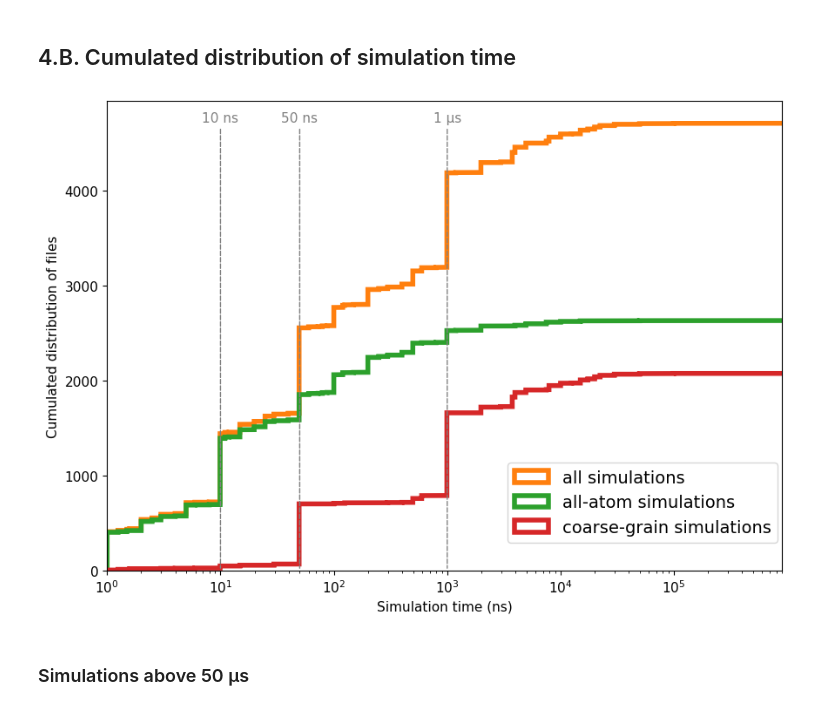
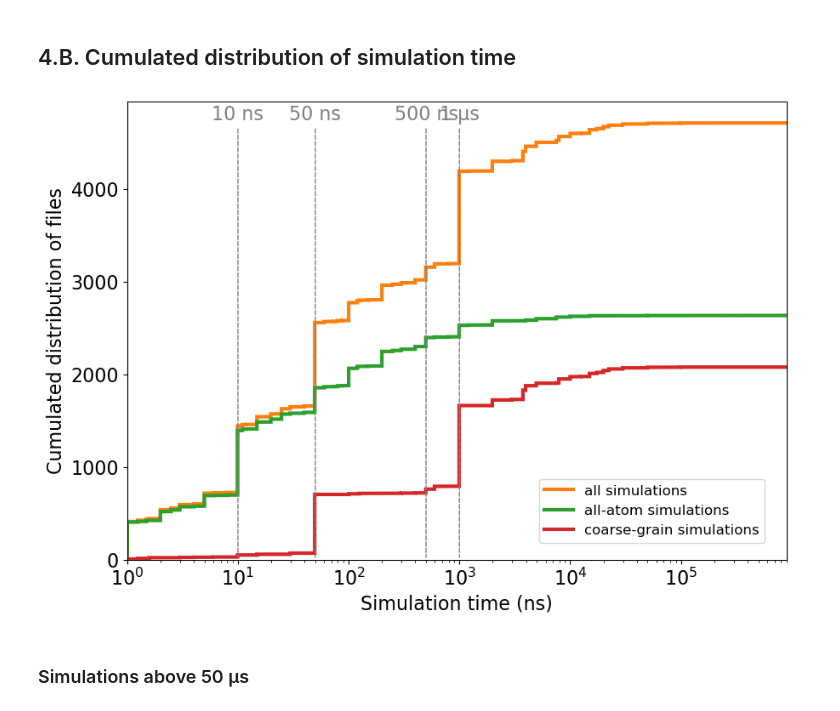
Before and after one commit to MDverse/mdda, a Jupyter notebook: notebooks/paper_figures.ipynb, the cells around one changed output. Saved outputs shown, nothing was run; the diff lists cells and outputs as text; code cells hidden in the pictures.

```diff
--- a/notebooks/paper_figures.ipynb
+++ b/notebooks/paper_figures.ipynb
@@ -376,9 +383,10 @@ df_upset = pd.pivot_table(
 )
 # Convert pivot dataframe to Pandas Series with multi-index
 sr_upset = pd.Series(index=df_upset.index, data=df_upset.values.flatten(), name="value")
-plt.rcParams.update({"font.size": 11})
+plt.rcParams.update({"font.size": 12})
 fig = plt.figure(figsize=(14, 8))
 UPplot(sr_upset, fig=fig, show_counts=True, element_size=None, sort_by="cardinality")
-plt.savefig("fig/gromacs_system_composition.png", dpi=300, bbox_inches="tight")
-plt.savefig("fig/gromacs_system_composition.svg", bbox_inches="tight")
+filename = "fig/gromacs_system_composition"
+plt.savefig(f"{filename}.png", dpi=300, bbox_inches="tight")
+plt.savefig(f"{filename}.svg", bbox_inches="tight")
 # %% [output]
@@ -497,6 +505,8 @@ Dataset [figshare/2267512](https://figshare.com/articles/dataset/Growth_and_Char
 # %% [markdown]
 ## 4.B. Cumulated distribution of simulation time
 # %%
+from matplotlib.lines import Line2D
+
 def plot_simulation_time_distribution(df):
     # dt is in ps
     # https://manual.gromacs.org/documentation/current/user-guide/mdp-options.html#mdp-dt
@@ -506,49 +516,59 @@ def plot_simulation_time_distribution(df):
 
     logbins = np.geomspace(df["time"].min()+1, df["time"].max(), 1_000)
 
+    plt.rcParams.update({"font.size": 16})
     fig, ax = plt.subplots(figsize=(10,7))
     values, bins, _ = ax.hist(
         df["time"],
         bins=logbins,
-        color="tab:orange", linewidth=4,
+        color="tab:orange", linewidth=3,
         histtype="step", cumulative=True,
         label = "all simulations"
     )
     values, bins, _ = ax.hist(
-        df[ df["dt"] <= 0.01]["time"],
+        df[ df["dt"] <= 0.01 ]["time"],
         bins=logbins,
-        color="tab:green", linewidth=4,
+        color="tab:green", linewidth=3,
         histtype="step", cumulative=True,
         label = "all-atom simulations"
     )
     values, bins, _ = ax.hist(
-        df[ df["dt"] > 0.01]["time"],
+        df[ df["dt"] > 0.01 ]["time"],
         bins=logbins,
-        color="tab:red", linewidth=4,
+        color="tab:red", linewidth=3,
         histtype="step", cumulative=True,
         label = "coarse-grain simulations"
     )
     ax.set_xlabel("Simulation time (ns)")
     ax.set_ylabel("Cumulated distribution of files")
     #ax.set_yticks(np.arange(0, 1.1, 0.2), [f"{value:.0f}" for value in np.arange(0, 1.1, 0.2)*100])
     ax.set_xscale("log")
     ax.set_xlim(1, df["time"].max() - df["time"].max() * 0.1)
     ax.annotate("10 ns", xy=(10, 0), xytext=(10, 4700), color="gray",
                  arrowprops={"arrowstyle":"-", "linestyle":"--", "lw":1, "color":"gray"},
                  horizontalalignment="center", verticalalignment="bottom")
     ax.annotate("50 ns", xy=(50, 0), xytext=(50, 4700), color="gray",
                  arrowprops={"arrowstyle":"-", "linestyle":"--", "lw":1, "color":"gray"},
                  horizontalalignment="center", verticalalignment="bottom")
+    ax.annotate("500 ns", xy=(500, 0), xytext=(500, 4700), color="gray",
+                 arrowprops={"arrowstyle":"-", "linestyle":"--", "lw":1, "color":"gray"},
+                 horizontalalignment="center", verticalalignment="bottom")
     ax.annotate("1 µs", xy=(1000, 0), xytext=(1000, 4700), color="gray",
                  arrowprops={"arrowstyle":"-", "linestyle":"--", "lw":1, "color":"gray"},
                  horizontalalignment="center", verticalalignment="bottom")
-    fig.legend(loc=(0.61,0.15), prop={"size":14})
-    fig.savefig("fig/gromacs_simulation_time.png", dpi=300, bbox_inches="tight")
-    fig.savefig("fig/gromacs_simulation_time.svg", bbox_inches="tight")
+    legend_elements = [
+        Line2D([0], [0], color="tab:orange", lw=3, label="all simulations"),
+        Line2D([0], [0], color="tab:green", lw=3, label="all-atom simulations"),
+        Line2D([0], [0], color="tab:red", lw=3, label="coarse-grain simulations")
+    ]
+    fig.legend(handles=legend_elements, loc=(0.65, 0.15), prop={"size":12})
+    filename = "fig/gromacs_simulation_time"
+    plt.savefig(f"{filename}.png", dpi=300, bbox_inches="tight")
+    plt.savefig(f"{filename}.svg", bbox_inches="tight")
 
 plot_simulation_time_distribution(mdp_df)
 # %% [output]
-[figure, old version]
+[figure, new version]
 # %% [markdown]
 ### Simulations above 50 µs
 # %%
```
Also changed, not shown: parts of 22 cells of this notebook, 1 other file.
